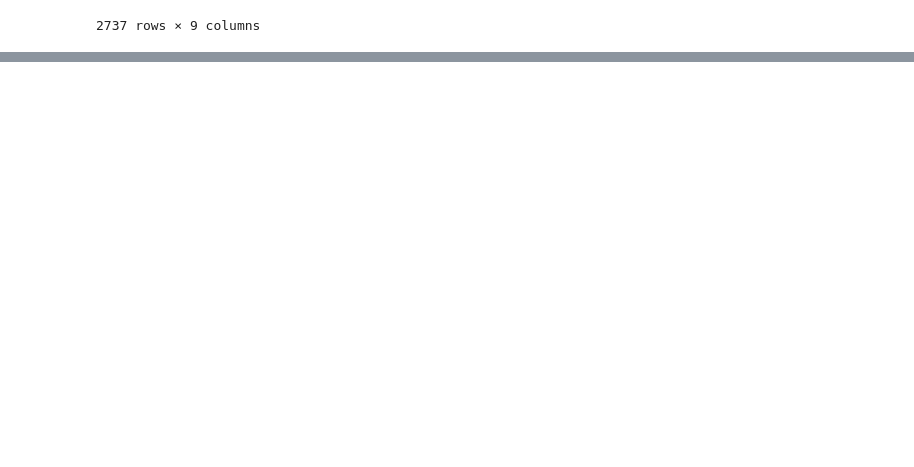
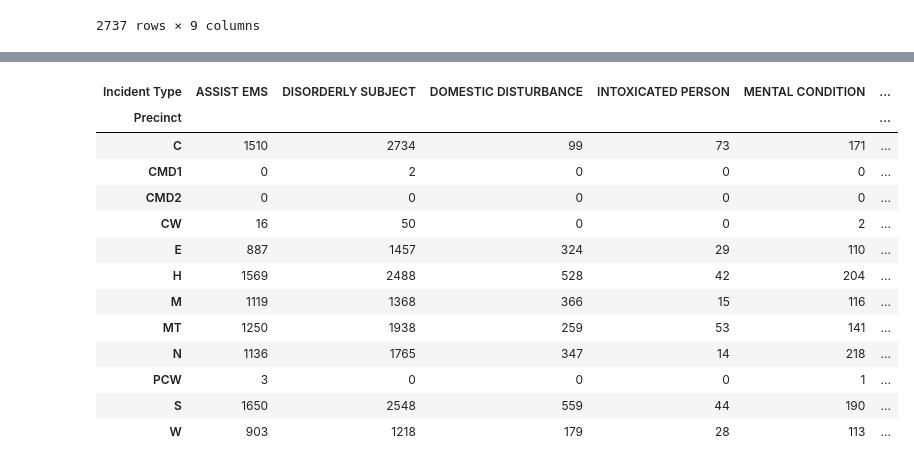
Before and after one commit to parallel-parker/partners_in_care, a Jupyter notebook: Notebook/Police_Calls_1.ipynb, the cells around one changed output, grey strips where cells are left out. Saved outputs shown, nothing was run; the diff lists cells and outputs as text; code cells hidden in the pictures; blank space fills up the shorter version.

```diff
--- a/Notebook/Police_Calls_1.ipynb
+++ b/Notebook/Police_Calls_1.ipynb
@@ -297,0 +386,17 @@ UndefinedVariableError: name 'C' is not defined
+# %%
+pd.crosstab(police_calls['Precinct'], police_calls['Incident Type'])
+# %% [output]
+| Incident Type | ASSIST EMS | DISORDERLY SUBJECT | DOMESTIC DISTURBANCE | INTOXICATED PERSON | MENTAL CONDITION | ... |
+| Precinct |  |  |  |  |  | ... |
+| C | 1510 | 2734 | 99 | 73 | 171 | ... |
+| CMD1 | 0 | 2 | 0 | 0 | 0 | ... |
+| CMD2 | 0 | 0 | 0 | 0 | 0 | ... |
+| CW | 16 | 50 | 0 | 0 | 2 | ... |
+| E | 887 | 1457 | 324 | 29 | 110 | ... |
+| H | 1569 | 2488 | 528 | 42 | 204 | ... |
+| M | 1119 | 1368 | 366 | 15 | 116 | ... |
+| MT | 1250 | 1938 | 259 | 53 | 141 | ... |
+| N | 1136 | 1765 | 347 | 14 | 218 | ... |
+| PCW | 3 | 0 | 0 | 0 | 1 | ... |
+| S | 1650 | 2548 | 559 | 44 | 190 | ... |
+| W | 903 | 1218 | 179 | 28 | 113 | ... |
```
Also changed, not shown: parts of 18 cells of this notebook.
